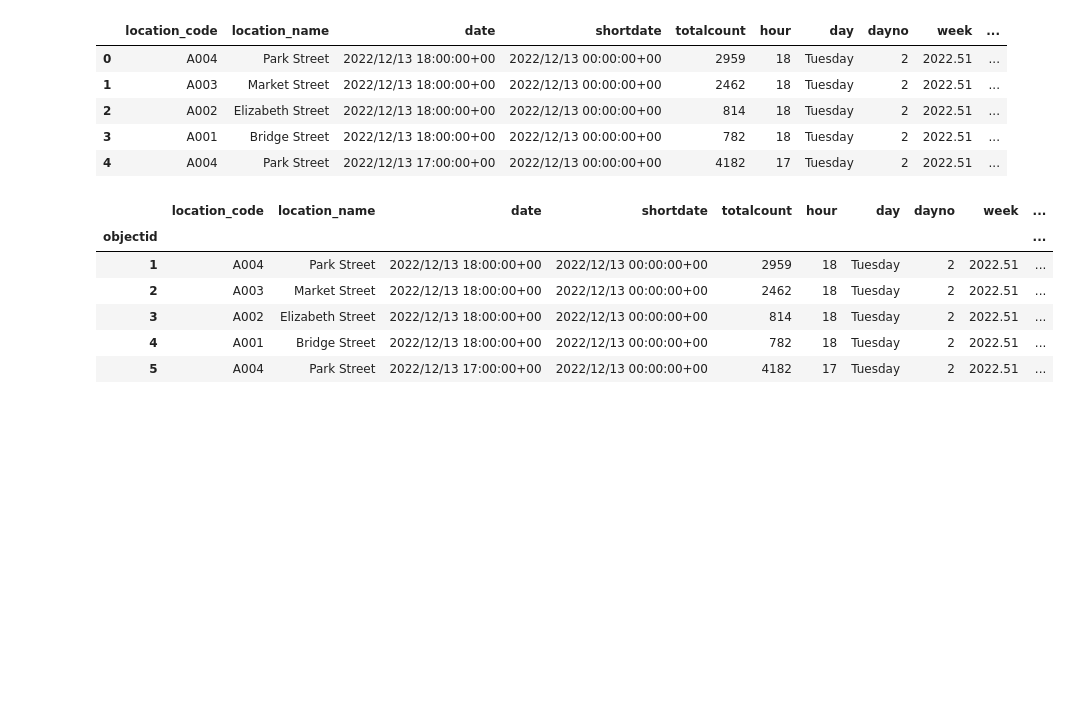
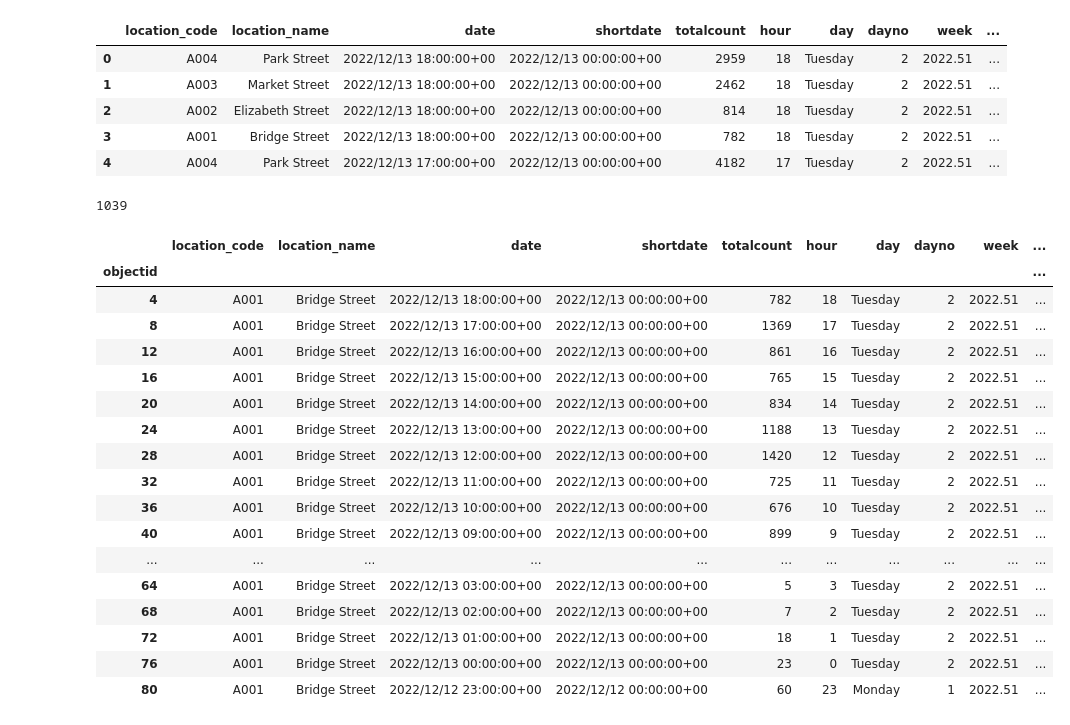
Before and after one commit to Gsirron/DataScience-sydney-pedestrians, a Jupyter notebook: Covid_activity.ipynb, the cells around one changed output. Cells and saved outputs as stored; diff of their text form; code cells hidden in the pictures; blank space fills up the shorter version.

```diff
--- a/Covid_activity.ipynb
+++ b/Covid_activity.ipynb
@@ -63,15 +63,37 @@ df.head()
 # %%
 # set index by object id
 df.set_index('objectid',inplace=True)
-df.head()
-# %% [output]
-|  | location_code | location_name | date | shortdate | totalcount | hour | day | dayno | week | ... |
-| objectid |  |  |  |  |  |  |  |  |  | ... |
-| 1 | A004 | Park Street | 2022/12/13 18:00:00+00 | 2022/12/13 00:00:00+00 | 2959 | 18 | Tuesday | 2 | 2022.51 | ... |
-| 2 | A003 | Market Street | 2022/12/13 18:00:00+00 | 2022/12/13 00:00:00+00 | 2462 | 18 | Tuesday | 2 | 2022.51 | ... |
-| 3 | A002 | Elizabeth Street | 2022/12/13 18:00:00+00 | 2022/12/13 00:00:00+00 | 814 | 18 | Tuesday | 2 | 2022.51 | ... |
-| 4 | A001 | Bridge Street | 2022/12/13 18:00:00+00 | 2022/12/13 00:00:00+00 | 782 | 18 | Tuesday | 2 | 2022.51 | ... |
-| 5 | A004 | Park Street | 2022/12/13 17:00:00+00 | 2022/12/13 00:00:00+00 | 4182 | 17 | Tuesday | 2 | 2022.51 | ... |
+# %%
+# get a list of dates, use the shortdate as the normal date has hour on it as well
+
+datelist = df.shortdate.unique()
+print(len(datelist))
+
+# we now know there is 1039 dates
+# %% [output]
+1039
+# %%
+df_location01 = df.loc[df['location_code'].isin(['A001'])]
+df_location01.head(20)
+# %% [output]
+|  | location_code | location_name | date | shortdate | totalcount | hour | day | dayno | week | ... |
+| objectid |  |  |  |  |  |  |  |  |  | ... |
+| 4 | A001 | Bridge Street | 2022/12/13 18:00:00+00 | 2022/12/13 00:00:00+00 | 782 | 18 | Tuesday | 2 | 2022.51 | ... |
+| 8 | A001 | Bridge Street | 2022/12/13 17:00:00+00 | 2022/12/13 00:00:00+00 | 1369 | 17 | Tuesday | 2 | 2022.51 | ... |
+| 12 | A001 | Bridge Street | 2022/12/13 16:00:00+00 | 2022/12/13 00:00:00+00 | 861 | 16 | Tuesday | 2 | 2022.51 | ... |
+| 16 | A001 | Bridge Street | 2022/12/13 15:00:00+00 | 2022/12/13 00:00:00+00 | 765 | 15 | Tuesday | 2 | 2022.51 | ... |
+| 20 | A001 | Bridge Street | 2022/12/13 14:00:00+00 | 2022/12/13 00:00:00+00 | 834 | 14 | Tuesday | 2 | 2022.51 | ... |
+| 24 | A001 | Bridge Street | 2022/12/13 13:00:00+00 | 2022/12/13 00:00:00+00 | 1188 | 13 | Tuesday | 2 | 2022.51 | ... |
+| 28 | A001 | Bridge Street | 2022/12/13 12:00:00+00 | 2022/12/13 00:00:00+00 | 1420 | 12 | Tuesday | 2 | 2022.51 | ... |
+| 32 | A001 | Bridge Street | 2022/12/13 11:00:00+00 | 2022/12/13 00:00:00+00 | 725 | 11 | Tuesday | 2 | 2022.51 | ... |
+| 36 | A001 | Bridge Street | 2022/12/13 10:00:00+00 | 2022/12/13 00:00:00+00 | 676 | 10 | Tuesday | 2 | 2022.51 | ... |
+| 40 | A001 | Bridge Street | 2022/12/13 09:00:00+00 | 2022/12/13 00:00:00+00 | 899 | 9 | Tuesday | 2 | 2022.51 | ... |
+| ... | ... | ... | ... | ... | ... | ... | ... | ... | ... | ... |
+| 64 | A001 | Bridge Street | 2022/12/13 03:00:00+00 | 2022/12/13 00:00:00+00 | 5 | 3 | Tuesday | 2 | 2022.51 | ... |
+| 68 | A001 | Bridge Street | 2022/12/13 02:00:00+00 | 2022/12/13 00:00:00+00 | 7 | 2 | Tuesday | 2 | 2022.51 | ... |
+| 72 | A001 | Bridge Street | 2022/12/13 01:00:00+00 | 2022/12/13 00:00:00+00 | 18 | 1 | Tuesday | 2 | 2022.51 | ... |
+| 76 | A001 | Bridge Street | 2022/12/13 00:00:00+00 | 2022/12/13 00:00:00+00 | 23 | 0 | Tuesday | 2 | 2022.51 | ... |
+| 80 | A001 | Bridge Street | 2022/12/12 23:00:00+00 | 2022/12/12 00:00:00+00 | 60 | 23 | Monday | 1 | 2022.51 | ... |
 # %%
 # we are gonn plot by location code so gonna make a new df and set by locaiton code.
 
```
Also changed, not shown: parts of 1 cell of this notebook.
